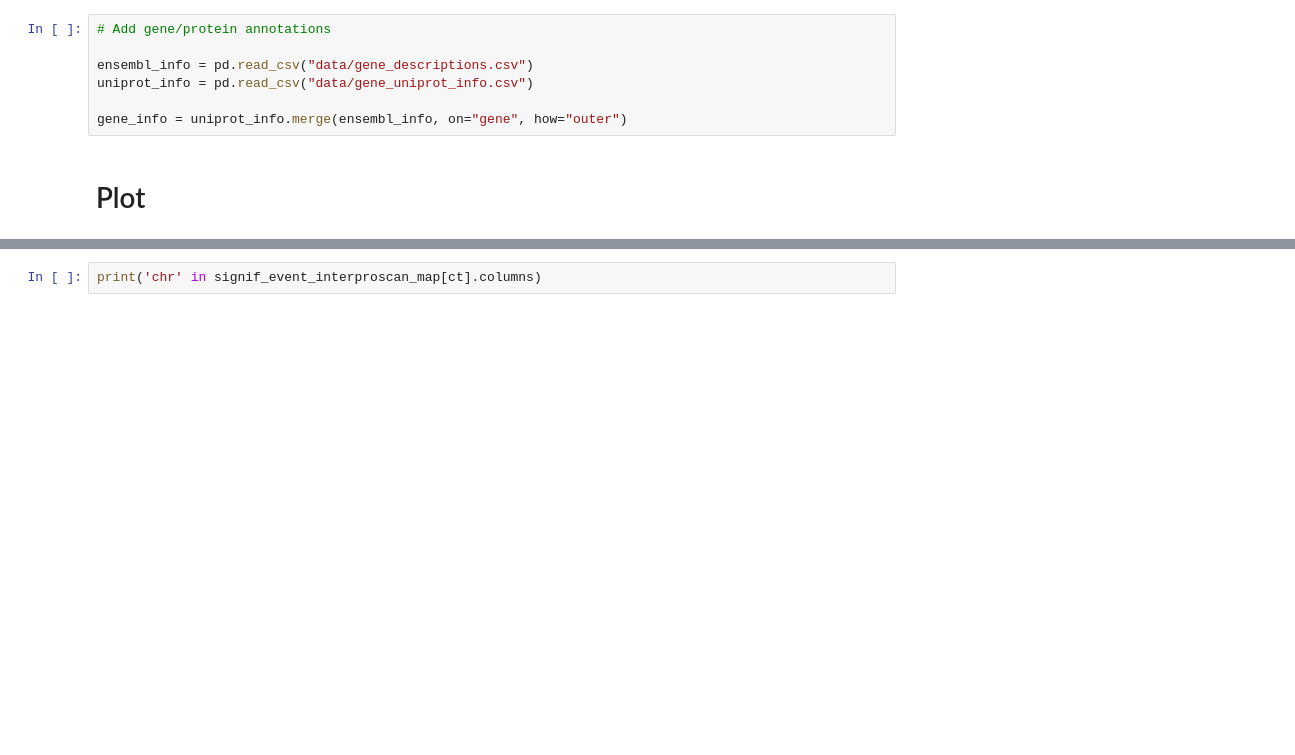
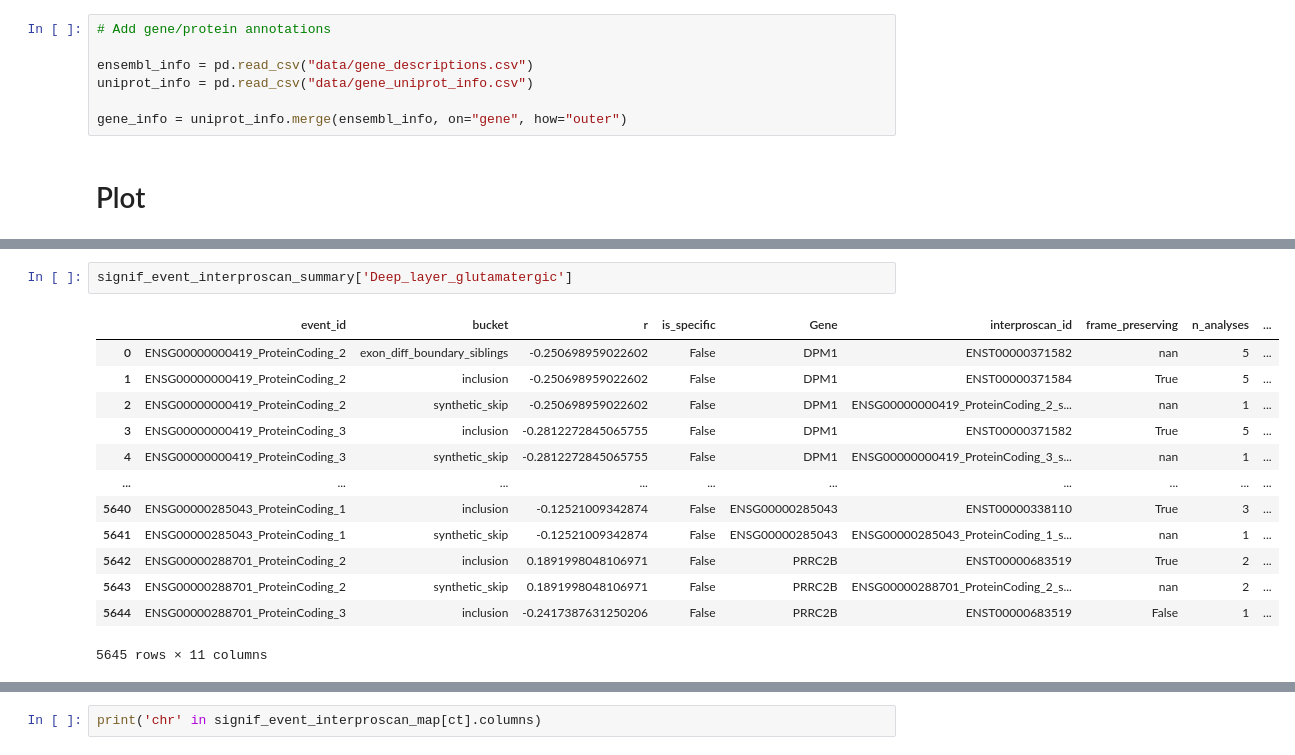
Before and after one commit to reliscu/bulk_splicing_GTEx_cortex, a Jupyter notebook: 31_visualize_interproscan_results.ipynb, the cells around one changed output, grey strips where cells are left out. Cells and saved outputs as stored; diff of their text form; blank space fills up the shorter version.

```diff
--- a/31_visualize_interproscan_results.ipynb
+++ b/31_visualize_interproscan_results.ipynb
@@ -838,3 +979,19 @@ def plot_event_domains(ev, event_interproscan_map, signif_event_interproscan_map
+# %%
+signif_event_interproscan_summary['Deep_layer_glutamatergic']
+# %% [output]
+|  | event_id | bucket | r | is_specific | Gene | interproscan_id | frame_preserving | n_analyses | ... |
+| 0 | ENSG00000000419_ProteinCoding_2 | exon_diff_boundary_siblings | -0.250698959022602 | False | DPM1 | ENST00000371582 | nan | 5 | ... |
+| 1 | ENSG00000000419_ProteinCoding_2 | inclusion | -0.250698959022602 | False | DPM1 | ENST00000371584 | True | 5 | ... |
+| 2 | ENSG00000000419_ProteinCoding_2 | synthetic_skip | -0.250698959022602 | False | DPM1 | ENSG00000000419_ProteinCoding_2_s... | nan | 1 | ... |
+| 3 | ENSG00000000419_ProteinCoding_3 | inclusion | -0.2812272845065755 | False | DPM1 | ENST00000371582 | True | 5 | ... |
+| 4 | ENSG00000000419_ProteinCoding_3 | synthetic_skip | -0.2812272845065755 | False | DPM1 | ENSG00000000419_ProteinCoding_3_s... | nan | 1 | ... |
+| ... | ... | ... | ... | ... | ... | ... | ... | ... | ... |
+| 5640 | ENSG00000285043_ProteinCoding_1 | inclusion | -0.12521009342874 | False | ENSG00000285043 | ENST00000338110 | True | 3 | ... |
+| 5641 | ENSG00000285043_ProteinCoding_1 | synthetic_skip | -0.12521009342874 | False | ENSG00000285043 | ENSG00000285043_ProteinCoding_1_s... | nan | 1 | ... |
+| 5642 | ENSG00000288701_ProteinCoding_2 | inclusion | 0.1891998048106971 | False | PRRC2B | ENST00000683519 | True | 2 | ... |
+| 5643 | ENSG00000288701_ProteinCoding_2 | synthetic_skip | 0.1891998048106971 | False | PRRC2B | ENSG00000288701_ProteinCoding_2_s... | nan | 2 | ... |
+| 5644 | ENSG00000288701_ProteinCoding_3 | inclusion | -0.2417387631250206 | False | PRRC2B | ENST00000683519 | False | 1 | ... |
+5645 rows × 11 columns
 # %%
 rec = signif_event_interproscan_map['Deep_layer_glutamatergic']
 
```
Also changed, not shown: parts of 5 cells of this notebook, 1 other file.
